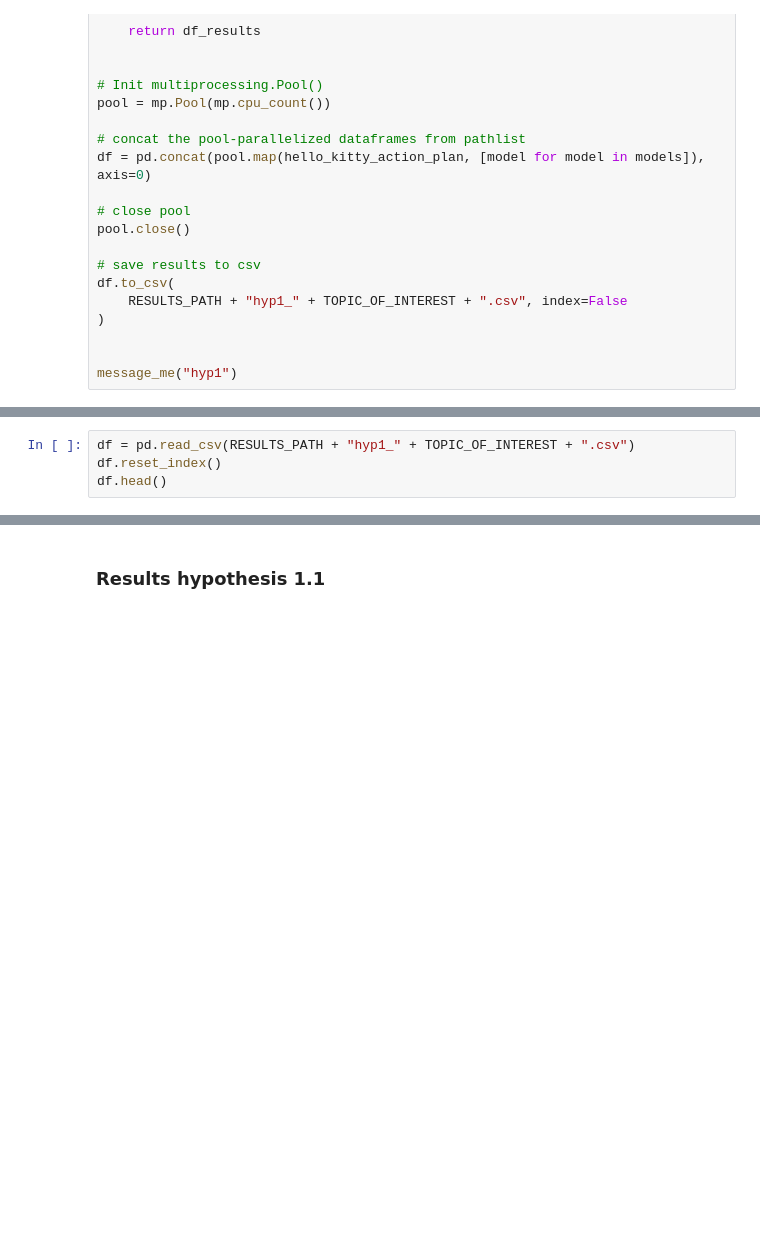
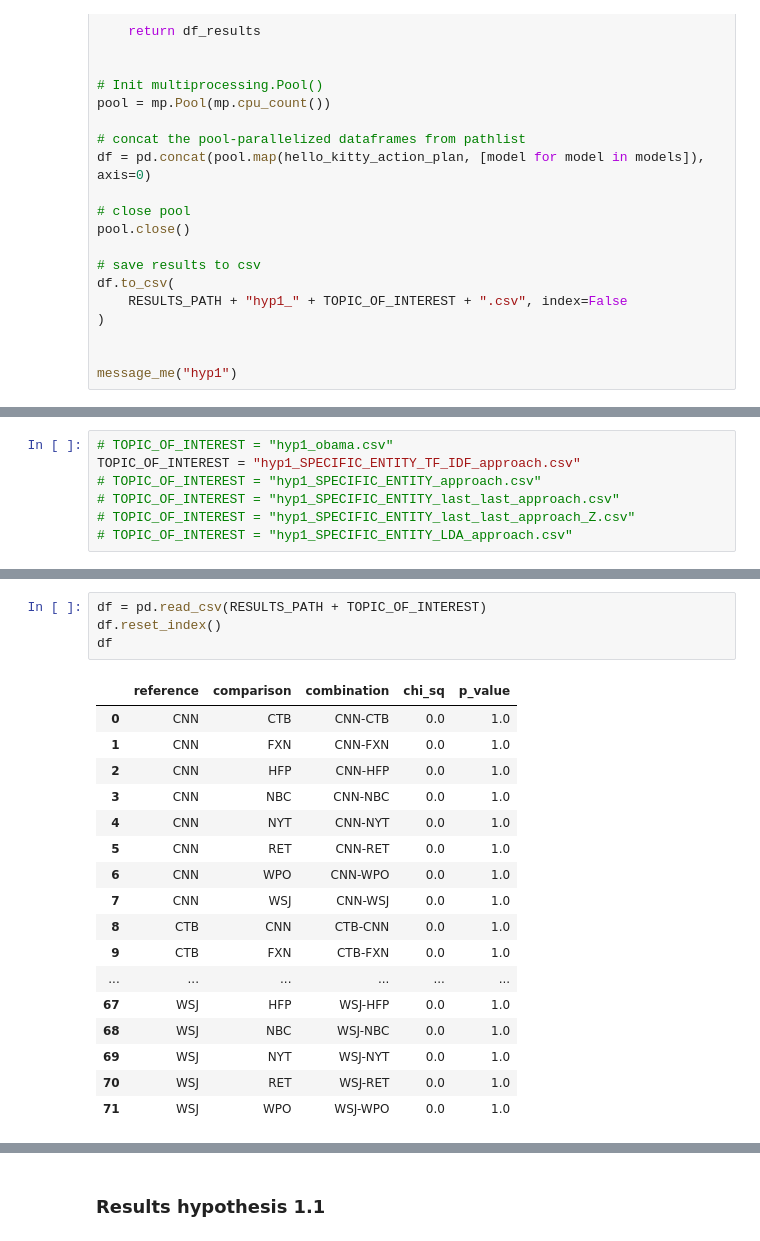
Before and after one commit to the-banandit/OmissionOrCommission, a Jupyter notebook: compareNews.ipynb, the cells around one changed output, grey strips where cells are left out. Drawn from its saved outputs; the diff is of its cells as text; blank space fills up the shorter version.

```diff
--- a/compareNews.ipynb
+++ b/compareNews.ipynb
@@ -1253,0 +1364,7 @@ TOPIC_OF_INTEREST = "SPECIFIC_ENTITY_last_last_approach_Z"
+# %%
+# TOPIC_OF_INTEREST = "hyp1_obama.csv"
+TOPIC_OF_INTEREST = "hyp1_SPECIFIC_ENTITY_TF_IDF_approach.csv"
+# TOPIC_OF_INTEREST = "hyp1_SPECIFIC_ENTITY_approach.csv"
+# TOPIC_OF_INTEREST = "hyp1_SPECIFIC_ENTITY_last_last_approach.csv"
+# TOPIC_OF_INTEREST = "hyp1_SPECIFIC_ENTITY_last_last_approach_Z.csv"
+# TOPIC_OF_INTEREST = "hyp1_SPECIFIC_ENTITY_LDA_approach.csv"
@@ -1254,4 +1373,22 @@ TOPIC_OF_INTEREST = "SPECIFIC_ENTITY_last_last_approach_Z"
 # %%
-df = pd.read_csv(RESULTS_PATH + "hyp1_" + TOPIC_OF_INTEREST + ".csv")
+df = pd.read_csv(RESULTS_PATH + TOPIC_OF_INTEREST)
 df.reset_index()
-df.head()
+df
+# %% [output]
+|  | reference | comparison | combination | chi_sq | p_value |
+| 0 | CNN | CTB | CNN-CTB | 0.0 | 1.0 |
+| 1 | CNN | FXN | CNN-FXN | 0.0 | 1.0 |
+| 2 | CNN | HFP | CNN-HFP | 0.0 | 1.0 |
+| 3 | CNN | NBC | CNN-NBC | 0.0 | 1.0 |
+| 4 | CNN | NYT | CNN-NYT | 0.0 | 1.0 |
+| 5 | CNN | RET | CNN-RET | 0.0 | 1.0 |
+| 6 | CNN | WPO | CNN-WPO | 0.0 | 1.0 |
+| 7 | CNN | WSJ | CNN-WSJ | 0.0 | 1.0 |
+| 8 | CTB | CNN | CTB-CNN | 0.0 | 1.0 |
+| 9 | CTB | FXN | CTB-FXN | 0.0 | 1.0 |
+| ... | ... | ... | ... | ... | ... |
+| 67 | WSJ | HFP | WSJ-HFP | 0.0 | 1.0 |
+| 68 | WSJ | NBC | WSJ-NBC | 0.0 | 1.0 |
+| 69 | WSJ | NYT | WSJ-NYT | 0.0 | 1.0 |
+| 70 | WSJ | RET | WSJ-RET | 0.0 | 1.0 |
+| 71 | WSJ | WPO | WSJ-WPO | 0.0 | 1.0 |
```
Also changed, not shown: parts of 29 cells of this notebook, 8 other files.
